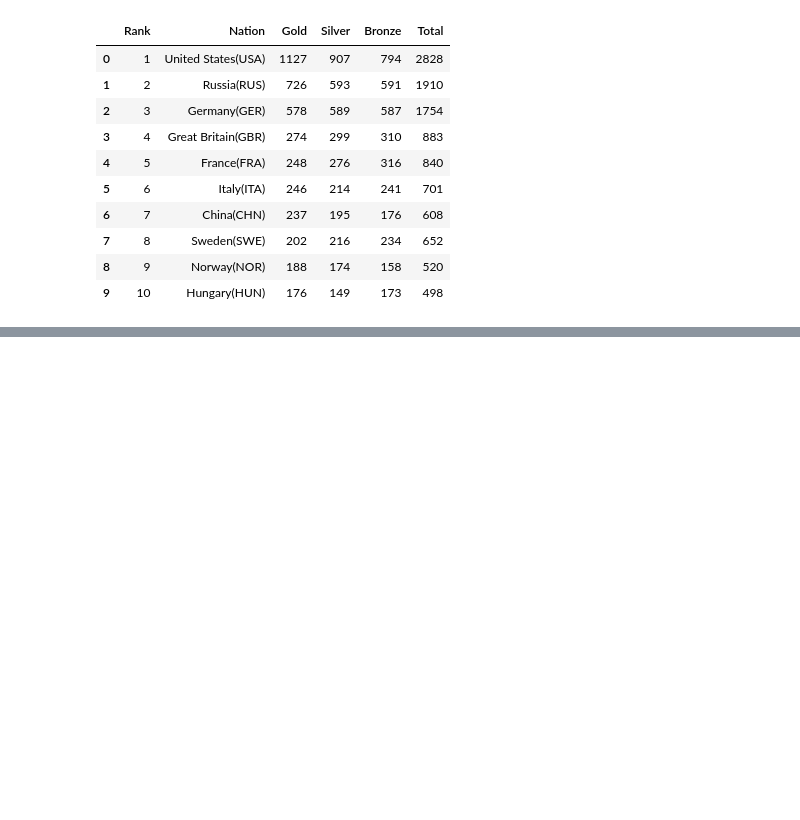
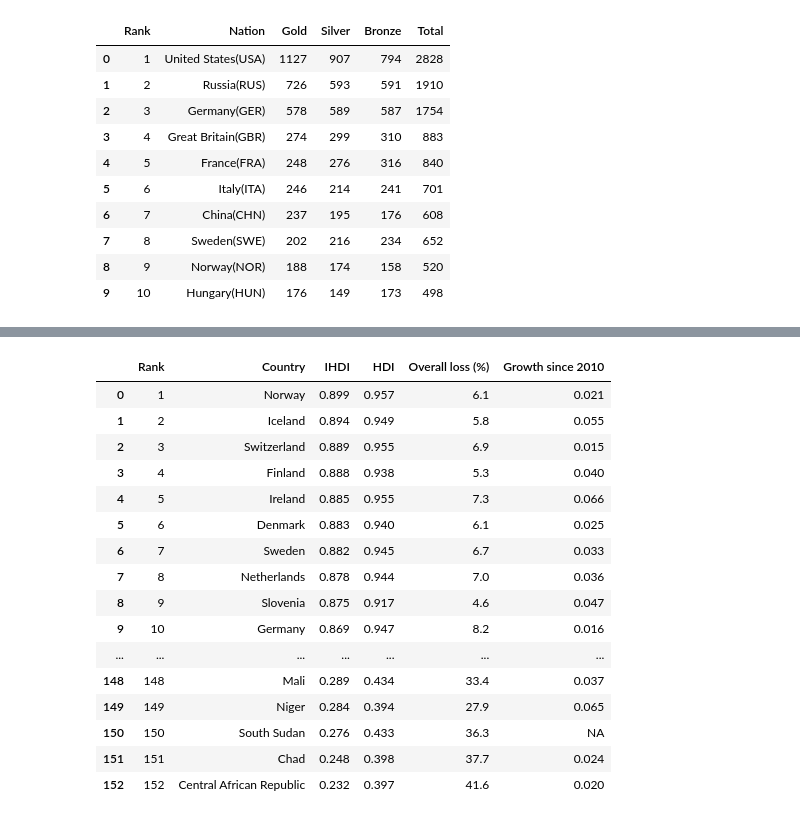
Before and after one commit to olincollege/econ-and-olympics, a Jupyter notebook: Economics-and-Olympics.ipynb, the cells around one changed output, grey strips where cells are left out. Drawn from its saved outputs; the diff is of its cells as text; code cells hidden in the pictures; blank space fills up the shorter version.

```diff
--- a/Economics-and-Olympics.ipynb
+++ b/Economics-and-Olympics.ipynb
@@ -95,0 +139,20 @@ get_IHDI()
+# %%
+get_IHDIs()
+# %% [output]
+|  | Rank | Country | IHDI | HDI | Overall loss (%) | Growth since 2010 |
+| 0 | 1 | Norway | 0.899 | 0.957 | 6.1 | 0.021 |
+| 1 | 2 | Iceland | 0.894 | 0.949 | 5.8 | 0.055 |
+| 2 | 3 | Switzerland | 0.889 | 0.955 | 6.9 | 0.015 |
+| 3 | 4 | Finland | 0.888 | 0.938 | 5.3 | 0.040 |
+| 4 | 5 | Ireland | 0.885 | 0.955 | 7.3 | 0.066 |
+| 5 | 6 | Denmark | 0.883 | 0.940 | 6.1 | 0.025 |
+| 6 | 7 | Sweden | 0.882 | 0.945 | 6.7 | 0.033 |
+| 7 | 8 | Netherlands | 0.878 | 0.944 | 7.0 | 0.036 |
+| 8 | 9 | Slovenia | 0.875 | 0.917 | 4.6 | 0.047 |
+| 9 | 10 | Germany | 0.869 | 0.947 | 8.2 | 0.016 |
+| ... | ... | ... | ... | ... | ... | ... |
+| 148 | 148 | Mali | 0.289 | 0.434 | 33.4 | 0.037 |
+| 149 | 149 | Niger | 0.284 | 0.394 | 27.9 | 0.065 |
+| 150 | 150 | South Sudan | 0.276 | 0.433 | 36.3 | NA |
+| 151 | 151 | Chad | 0.248 | 0.398 | 37.7 | 0.024 |
+| 152 | 152 | Central African Republic | 0.232 | 0.397 | 41.6 | 0.020 |
```
Also changed, not shown: parts of 13 cells of this notebook, 3 other files.
